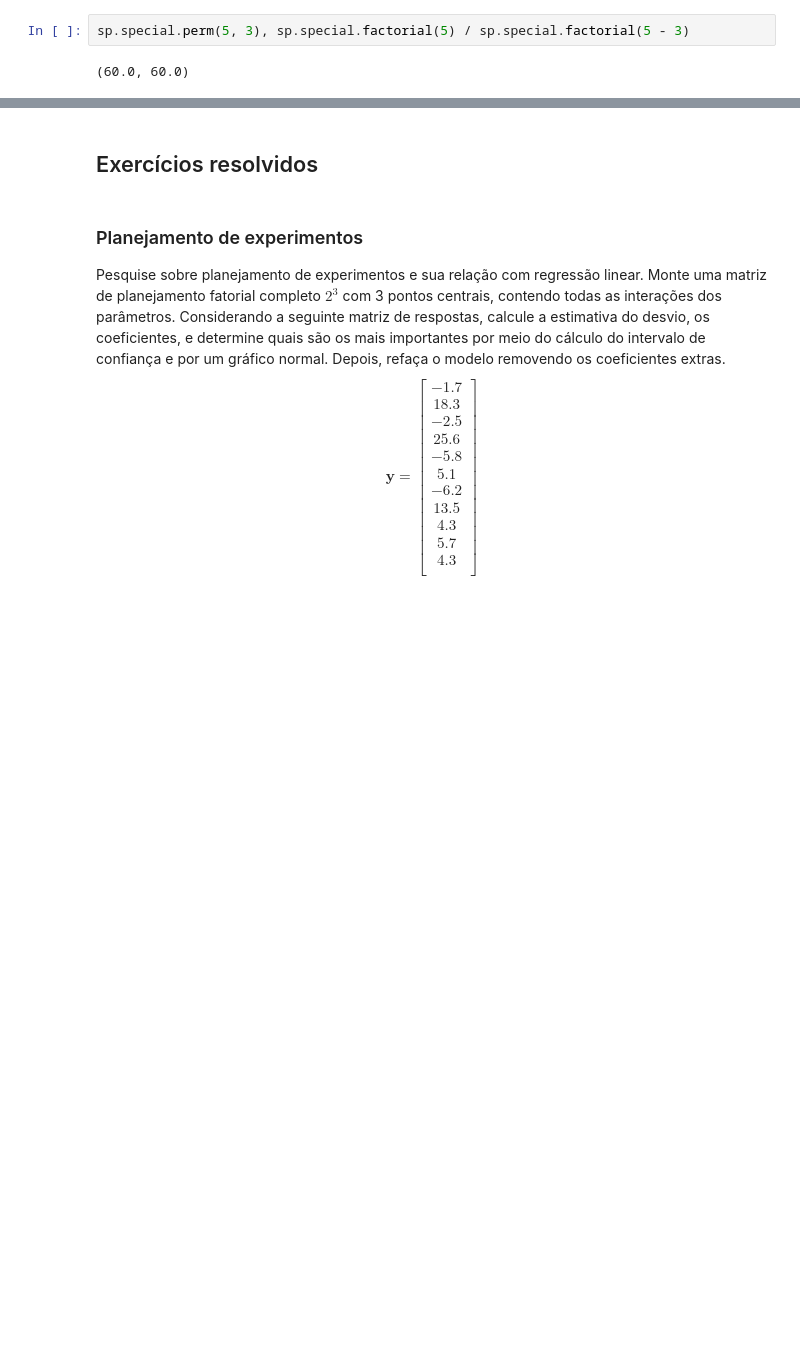
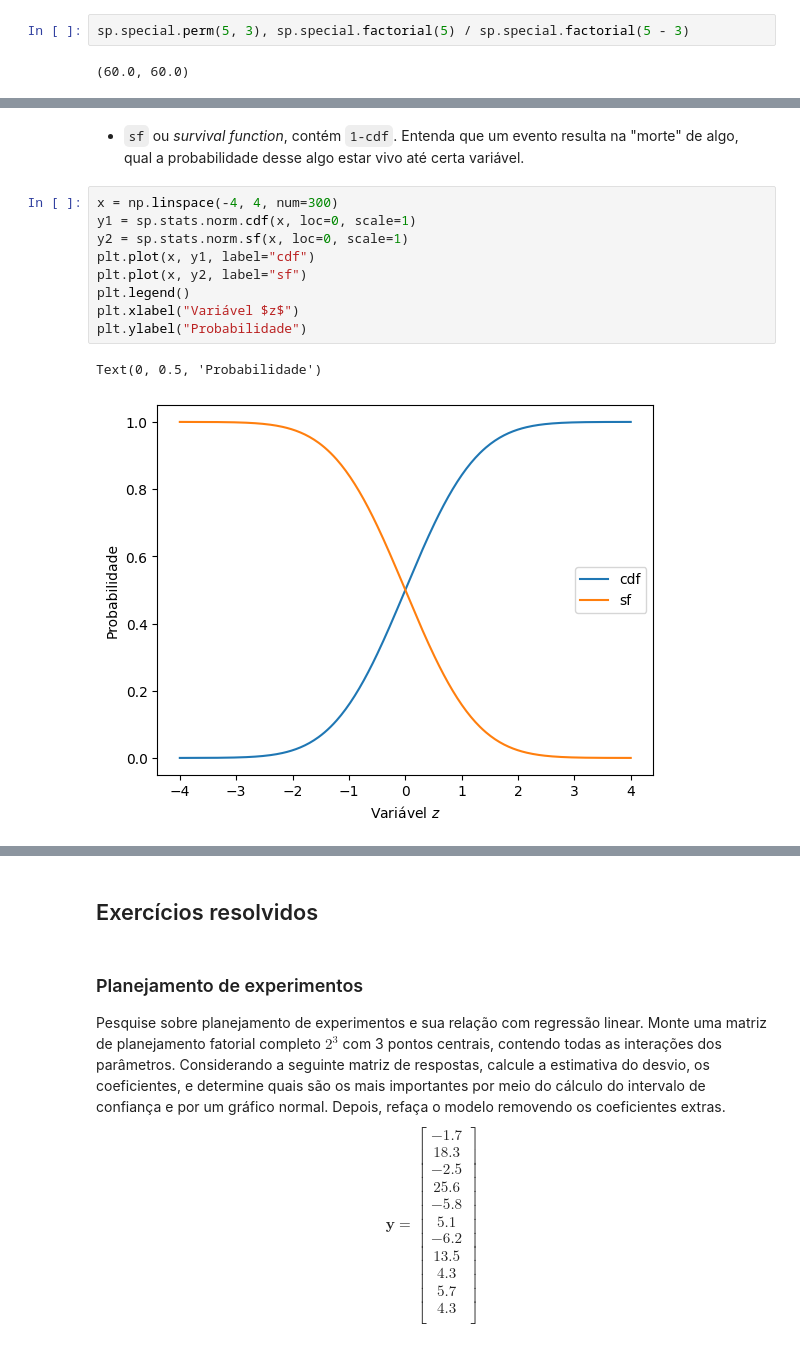
Before and after one commit to KarlClinckspoor/CursoPython, a Jupyter notebook: Capítulos/Capítulo08/Tour dos principais pacotes científicos.ipynb, the cells around one changed output, grey strips where cells are left out. Cells and saved outputs as stored; diff of their text form; blank space fills up the shorter version.

```diff
--- a/Capítulos/Capítulo08/Tour dos principais pacotes científicos.ipynb
+++ b/Capítulos/Capítulo08/Tour dos principais pacotes científicos.ipynb
@@ -2574,0 +2601,14 @@ sp.special.perm(5, 3), sp.special.factorial(5) / sp.special.factorial(5 - 3)
+# %% [markdown]
+* `sf` ou *survival function*, contém `1-cdf`. Entenda que um evento resulta na "morte" de algo, qual a probabilidade desse algo estar vivo até certa variável.
+# %%
+x = np.linspace(-4, 4, num=300)
+y1 = sp.stats.norm.cdf(x, loc=0, scale=1)
+y2 = sp.stats.norm.sf(x, loc=0, scale=1)
+plt.plot(x, y1, label="cdf")
+plt.plot(x, y2, label="sf")
+plt.legend()
+plt.xlabel("Variável $z$")
+plt.ylabel("Probabilidade")
+# %% [output]
+Text(0, 0.5, 'Probabilidade')
+[figure, added]
```
Also changed, not shown: parts of 14 cells of this notebook.
